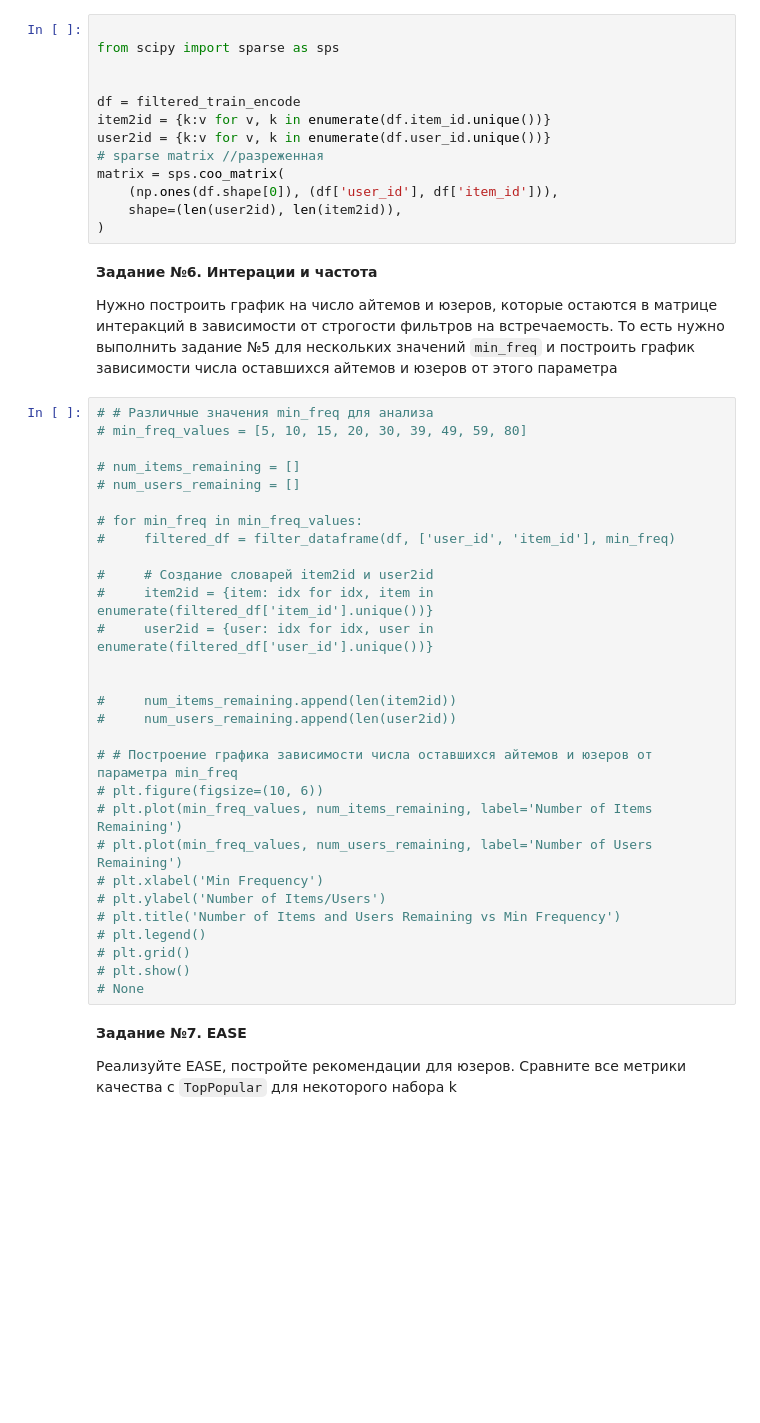
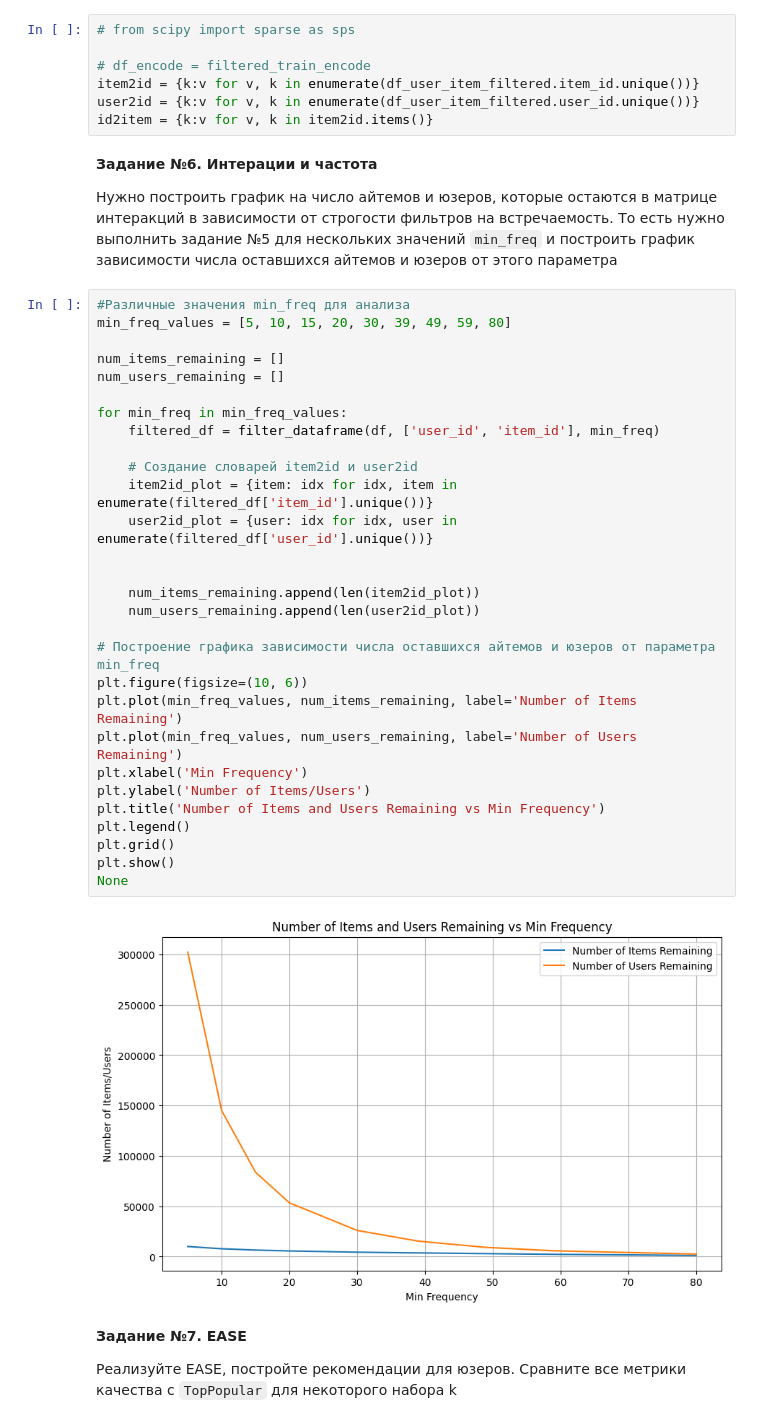
Before and after one commit to sitrm/recsys_easy, a Jupyter notebook: hw1_recsys_final.ipynb, the cells around one changed output. Cells and saved outputs as stored; diff of their text form; blank space fills up the shorter version.

```diff
--- a/hw1_recsys_final.ipynb
+++ b/hw1_recsys_final.ipynb
@@ -871,49 +913,45 @@ filtered_train.head(), filtered_train.sample(5)
 # %%
+# from scipy import sparse as sps
 
-from scipy import sparse as sps
-
-
-df = filtered_train_encode
-item2id = {k:v for v, k in enumerate(df.item_id.unique())}
-user2id = {k:v for v, k in enumerate(df.user_id.unique())}
-# sparse matrix //разреженная
-matrix = sps.coo_matrix(
-    (np.ones(df.shape[0]), (df['user_id'], df['item_id'])),
-    shape=(len(user2id), len(item2id)),
-)
+# df_encode = filtered_train_encode
+item2id = {k:v for v, k in enumerate(df_user_item_filtered.item_id.unique())}
+user2id = {k:v for v, k in enumerate(df_user_item_filtered.user_id.unique())}
+id2item = {k:v for v, k in item2id.items()}
 # %% [markdown]
 **Задание №6. Интерации и частота**
 
 Нужно построить график на число айтемов и юзеров, которые остаются в матрице интеракций в зависимости от строгости фильтров на встречаемость. То есть нужно выполнить задание №5 для нескольких значений `min_freq` и построить график зависимости числа оставшихся айтемов и юзеров от этого параметра
 # %%
-# # Различные значения min_freq для анализа
-# min_freq_values = [5, 10, 15, 20, 30, 39, 49, 59, 80]
+#Различные значения min_freq для анализа
+min_freq_values = [5, 10, 15, 20, 30, 39, 49, 59, 80]
 
-# num_items_remaining = []
-# num_users_remaining = []
+num_items_remaining = []
+num_users_remaining = []
 
-# for min_freq in min_freq_values:
-#     filtered_df = filter_dataframe(df, ['user_id', 'item_id'], min_freq)
+for min_freq in min_freq_values:
+    filtered_df = filter_dataframe(df, ['user_id', 'item_id'], min_freq)
 
-#     # Создание словарей item2id и user2id
-#     item2id = {item: idx for idx, item in enumerate(filtered_df['item_id'].unique())}
-#     user2id = {user: idx for idx, user in enumerate(filtered_df['user_id'].unique())}
+    # Создание словарей item2id и user2id
+    item2id_plot = {item: idx for idx, item in enumerate(filtered_df['item_id'].unique())}
+    user2id_plot = {user: idx for idx, user in enumerate(filtered_df['user_id'].unique())}
 
 
-#     num_items_remaining.append(len(item2id))
-#     num_users_remaining.append(len(user2id))
+    num_items_remaining.append(len(item2id_plot))
+    num_users_remaining.append(len(user2id_plot))
 
-# # Построение графика зависимости числа оставшихся айтемов и юзеров от параметра min_freq
-# plt.figure(figsize=(10, 6))
-# plt.plot(min_freq_values, num_items_remaining, label='Number of Items Remaining')
-# plt.plot(min_freq_values, num_users_remaining, label='Number of Users Remaining')
-# plt.xlabel('Min Frequency')
-# plt.ylabel('Number of Items/Users')
-# plt.title('Number of Items and Users Remaining vs Min Frequency')
-# plt.legend()
-# plt.grid()
-# plt.show()
-# None
+# Построение графика зависимости числа оставшихся айтемов и юзеров от параметра min_freq
+plt.figure(figsize=(10, 6))
+plt.plot(min_freq_values, num_items_remaining, label='Number of Items Remaining')
+plt.plot(min_freq_values, num_users_remaining, label='Number of Users Remaining')
+plt.xlabel('Min Frequency')
+plt.ylabel('Number of Items/Users')
+plt.title('Number of Items and Users Remaining vs Min Frequency')
+plt.legend()
+plt.grid()
+plt.show()
+None
+# %% [output]
+[figure, added]
 # %% [markdown]
 **Задание №7. EASE**
 
```
Also changed, not shown: parts of 56 cells of this notebook, 1 other file.
